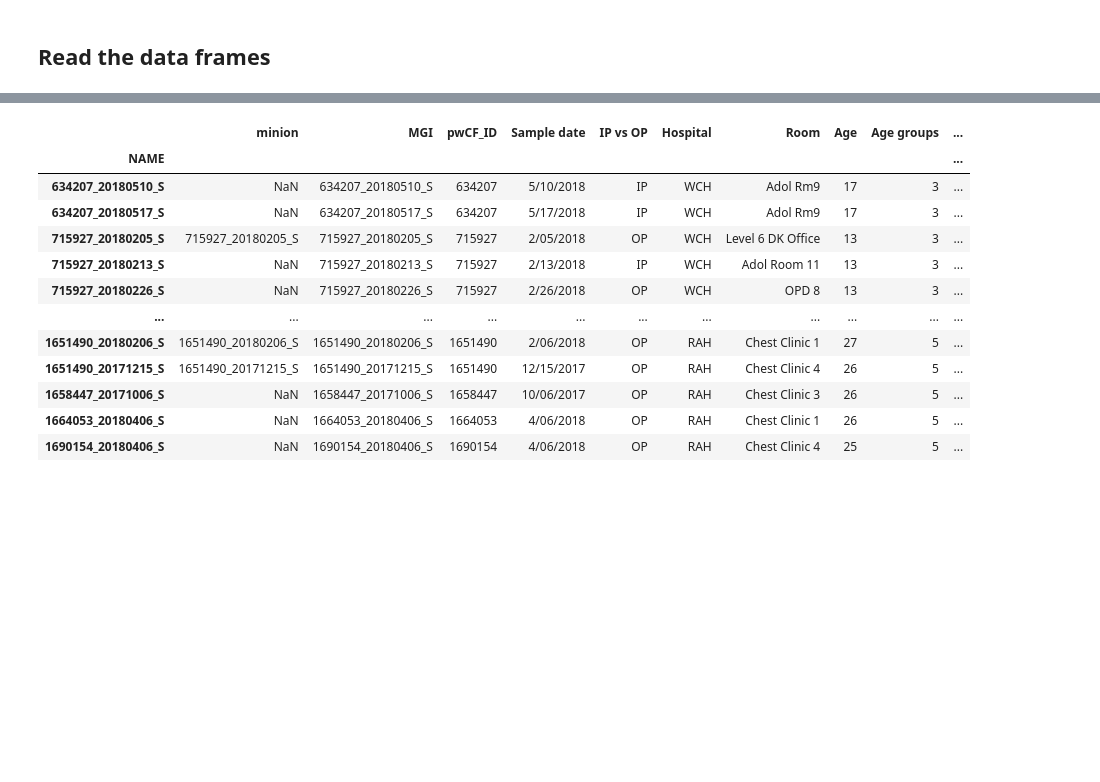
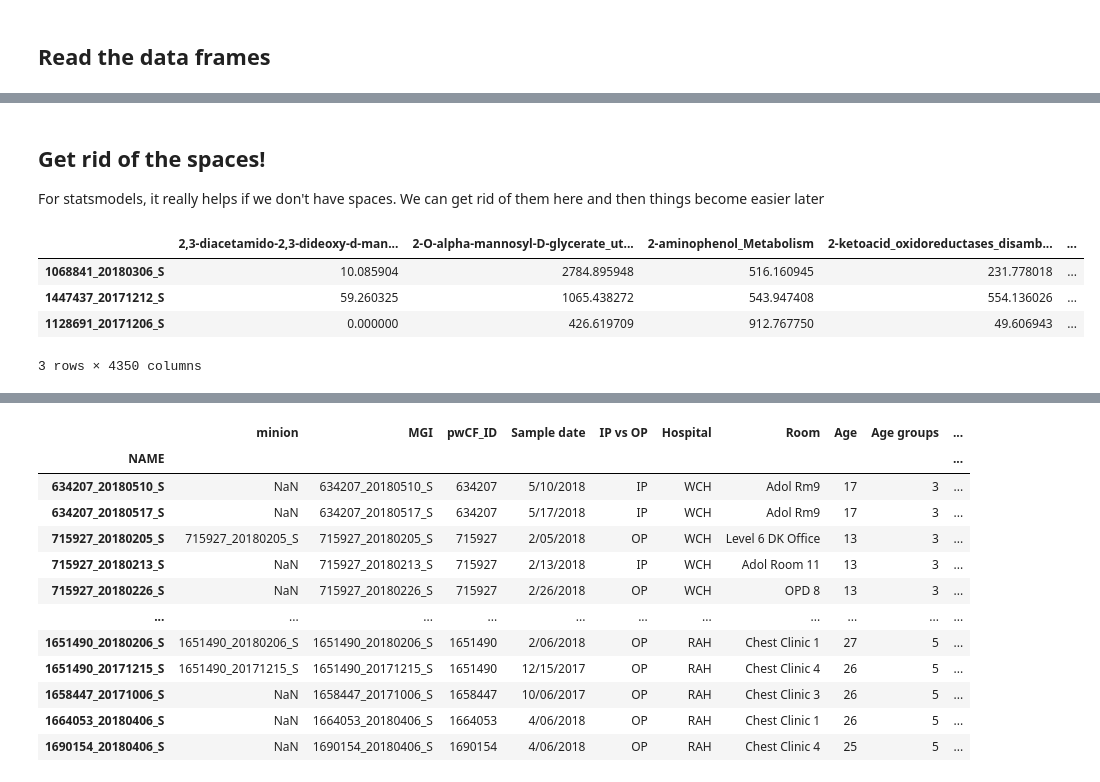
Before and after one commit to linsalrob/CF_2024, a Jupyter notebook: Jupyter/LMM.ipynb, the cells around one changed output, grey strips where cells are left out. Drawn from its saved outputs; the diff is of its cells as text; code cells hidden in the pictures; blank space fills up the shorter version.

```diff
--- a/Jupyter/LMM.ipynb
+++ b/Jupyter/LMM.ipynb
@@ -85,0 +148,4 @@ The metadata df has shape: (127, 166)
+# %% [markdown]
+## Get rid of the spaces!
+
+For statsmodels, it really helps if we don't have spaces. We can get rid of them here and then things become easier later
@@ -85,0 +164,8 @@ The metadata df has shape: (127, 166)
+# %%
+df.head(3)
+# %% [output]
+|  | 2,3-diacetamido-2,3-dideoxy-d-man... | 2-O-alpha-mannosyl-D-glycerate_ut... | 2-aminophenol_Metabolism | 2-ketoacid_oxidoreductases_disamb... | ... |
+| 1068841_20180306_S | 10.085904 | 2784.895948 | 516.160945 | 231.778018 | ... |
+| 1447437_20171212_S | 59.260325 | 1065.438272 | 543.947408 | 554.136026 | ... |
+| 1128691_20171206_S | 0.000000 | 426.619709 | 912.767750 | 49.606943 | ... |
+3 rows × 4350 columns
```
Also changed, not shown: parts of 23 cells of this notebook.
